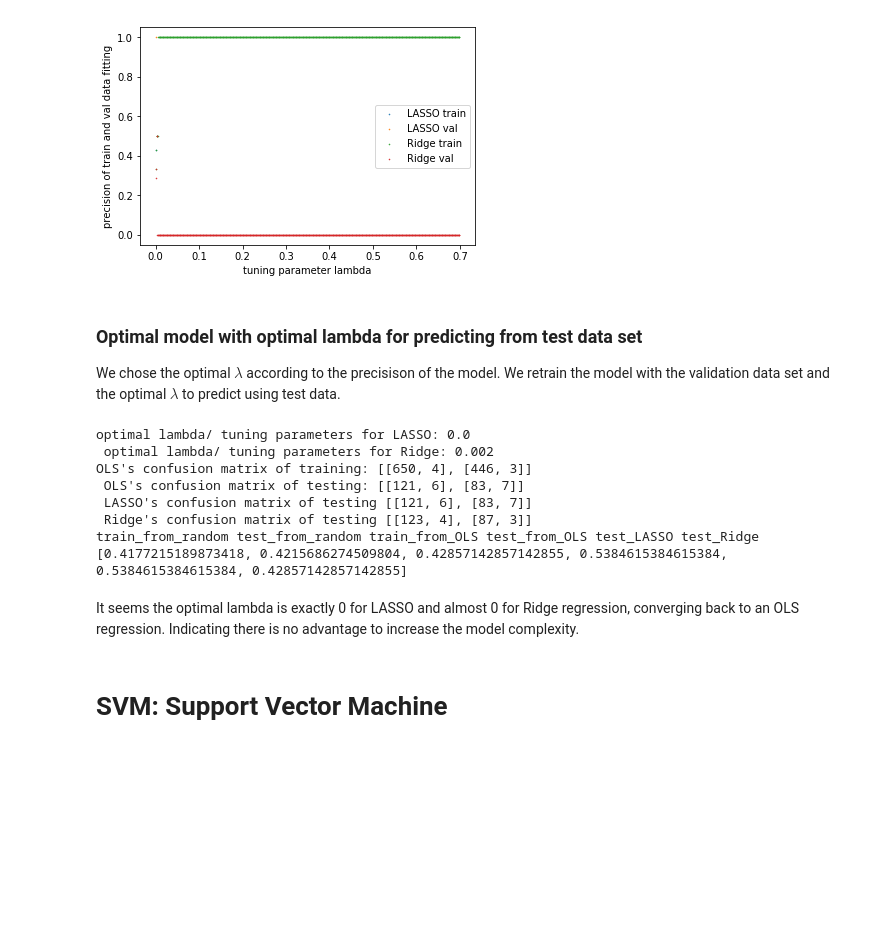
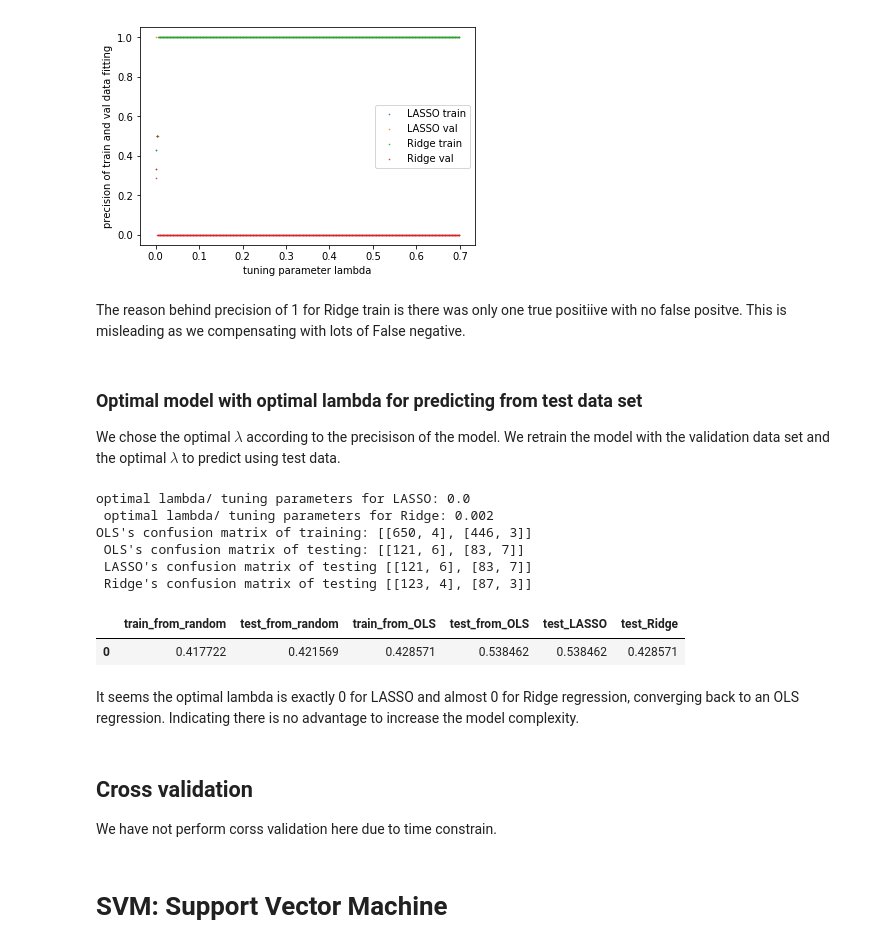
Before and after one commit to Alex-Oiko/stock-predictor, a Jupyter notebook: Stock Picker.ipynb, the cells around one changed output. Cells and saved outputs as stored; diff of their text form; code cells hidden in the pictures; blank space fills up the shorter version.

```diff
--- a/Stock Picker.ipynb
+++ b/Stock Picker.ipynb
@@ -81,7 +82,10 @@ def normalize_data(x,min,max):
     return (x-min)/(max-min)
 # %%
 #normalize data
-df[['cash_ratio','return_to_equity','price_to_book','pe','short_interest_ratio','debt_to_equity','eps']] = normalize(df[['cash_ratio','return_to_equity','price_to_book','pe','short_interest_ratio','debt_to_equity','eps']],axis=0, norm='max')
+df[['cash_ratio','return_to_equity','price_to_book','pe','short_interest_ratio',
+    'debt_to_equity','eps']] = normalize(df[['cash_ratio','return_to_equity','price_to_book',
+                                             'pe','short_interest_ratio','debt_to_equity','eps']],axis=0, norm='max')
+
 df.dropna()     # need to dropnan else can't model
 
 
@@ -323,6 +324,8 @@ plt.legend()
 plt.show()
 # %% [output]
 [figure]
+# %% [markdown]
+The reason behind precision of 1 for Ridge train is there was only one true positiive with no false positve. This is misleading as we compensating with lots of False negative.
 # %% [markdown]
 ### Optimal model with optimal lambda for predicting from test data set
 We chose the optimal $\lambda$ according to the precisison of the model. We retrain the model with the validation data set and the optimal $\lambda$ to predict using test data.
@@ -373,10 +376,12 @@ prec_list = []
 
 for i in conf_matrix_list:
     prec_list.append(float(i[1][1])/ float(i[0][1] + i[1][1]))
-print("train_from_random", "test_from_random",
+name_label = ["train_from_random", "test_from_random",
                     "train_from_OLS", "test_from_OLS",
-                    "test_LASSO", "test_Ridge")
-print(prec_list)
+                    "test_LASSO", "test_Ridge"]
+
+test_precision = pd.DataFrame([prec_list], columns=name_label)
+# test_precision.set_index("Precision")
 # %% [output]
 optimal lambda/ tuning parameters for LASSO: 0.0
  optimal lambda/ tuning parameters for Ridge: 0.002
@@ -384,10 +389,16 @@ OLS's confusion matrix of training: [[650, 4], [446, 3]]
  OLS's confusion matrix of testing: [[121, 6], [83, 7]]
  LASSO's confusion matrix of testing [[121, 6], [83, 7]]
  Ridge's confusion matrix of testing [[123, 4], [87, 3]]
-train_from_random test_from_random train_from_OLS test_from_OLS test_LASSO test_Ridge
-[0.4177215189873418, 0.4215686274509804, 0.42857142857142855, 0.5384615384615384, 0.5384615384615384, 0.42857142857142855]
+# %%
+test_precision
+# %% [output]
+|  | train_from_random | test_from_random | train_from_OLS | test_from_OLS | test_LASSO | test_Ridge |
+| 0 | 0.417722 | 0.421569 | 0.428571 | 0.538462 | 0.538462 | 0.428571 |
 # %% [markdown]
 It seems the optimal lambda is exactly 0 for LASSO and almost 0 for Ridge regression, converging back to an OLS regression. Indicating there is no advantage to increase the model complexity.
+# %% [markdown]
+## Cross validation
+We have not perform corss validation here due to time constrain.
 # %% [markdown]
 # SVM: Support Vector Machine
 # %% [markdown]
```
Also changed, not shown: parts of 11 cells of this notebook.
